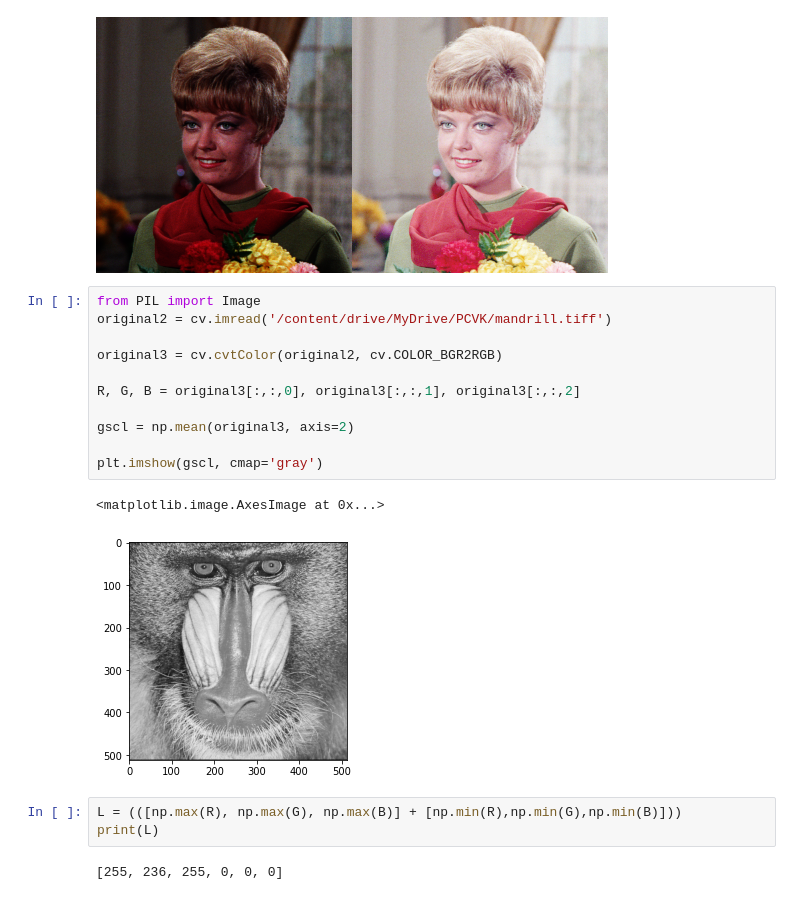
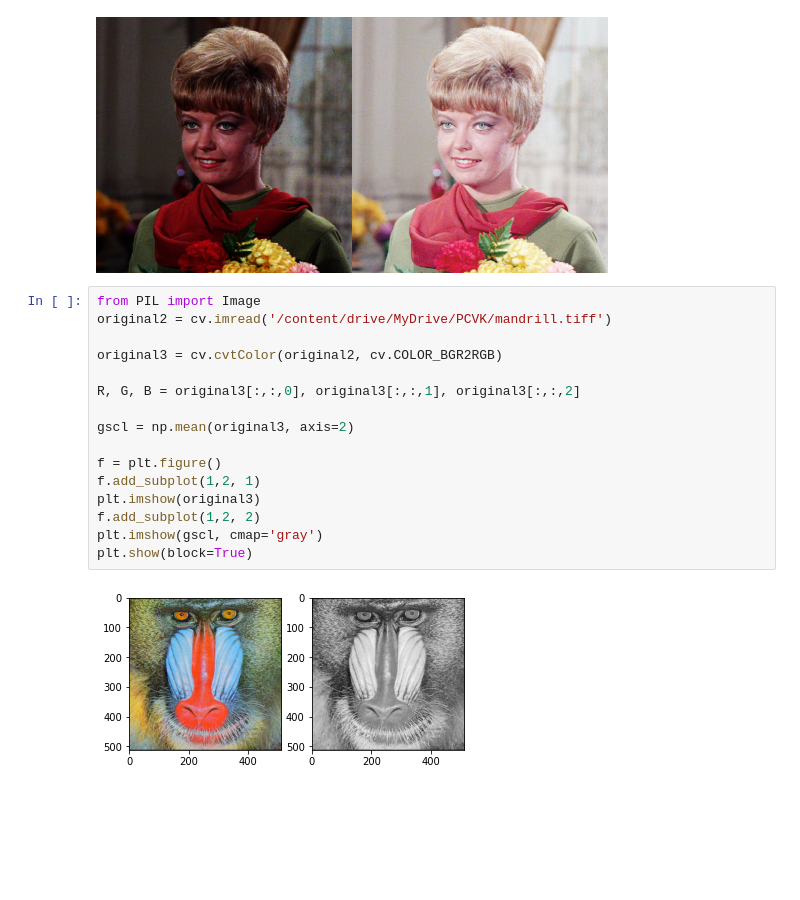
Before and after one commit to Auful01/PCVK, a Jupyter notebook: Week3.ipynb, the cells around one changed output. Cells and saved outputs as stored; diff of their text form; blank space fills up the shorter version.

```diff
--- a/Week3.ipynb
+++ b/Week3.ipynb
@@ -92,19 +92,18 @@ Masukkan nilai kecerahan : 40
 # %%
 from PIL import Image
 original2 = cv.imread('/content/drive/MyDrive/PCVK/mandrill.tiff')
 
 original3 = cv.cvtColor(original2, cv.COLOR_BGR2RGB)
 
 R, G, B = original3[:,:,0], original3[:,:,1], original3[:,:,2]
 
 gscl = np.mean(original3, axis=2)
 
+f = plt.figure()
+f.add_subplot(1,2, 1)
+plt.imshow(original3)
+f.add_subplot(1,2, 2)
 plt.imshow(gscl, cmap='gray')
+plt.show(block=True)
 # %% [output]
-<matplotlib.image.AxesImage at 0x...>
-[figure, old version]
+[figure, new version]
-# %%
-L = (([np.max(R), np.max(G), np.max(B)] + [np.min(R),np.min(G),np.min(B)]))
-print(L)
-# %% [output]
-[255, 236, 255, 0, 0, 0]
```
Also changed, not shown: parts of 4 cells of this notebook.
